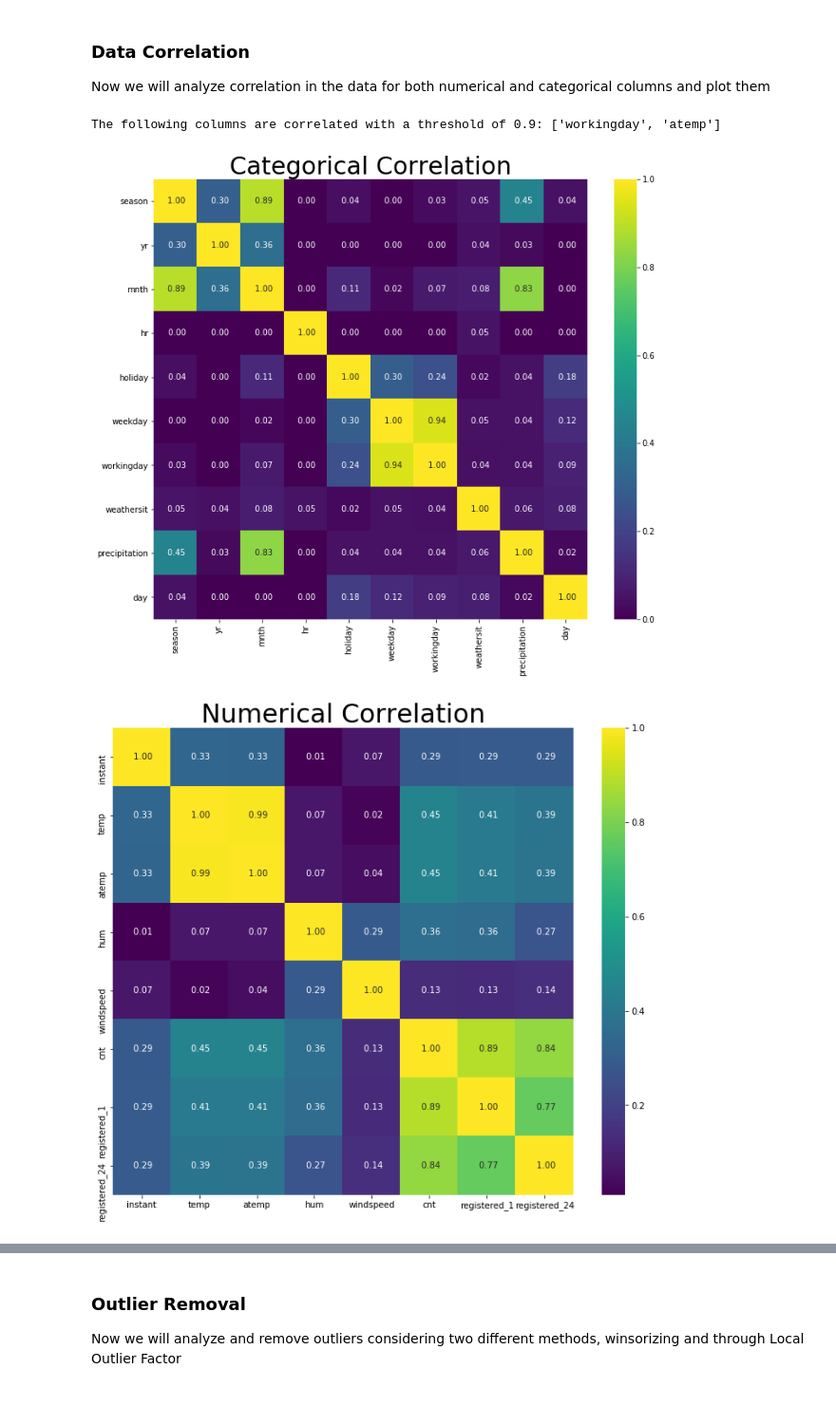
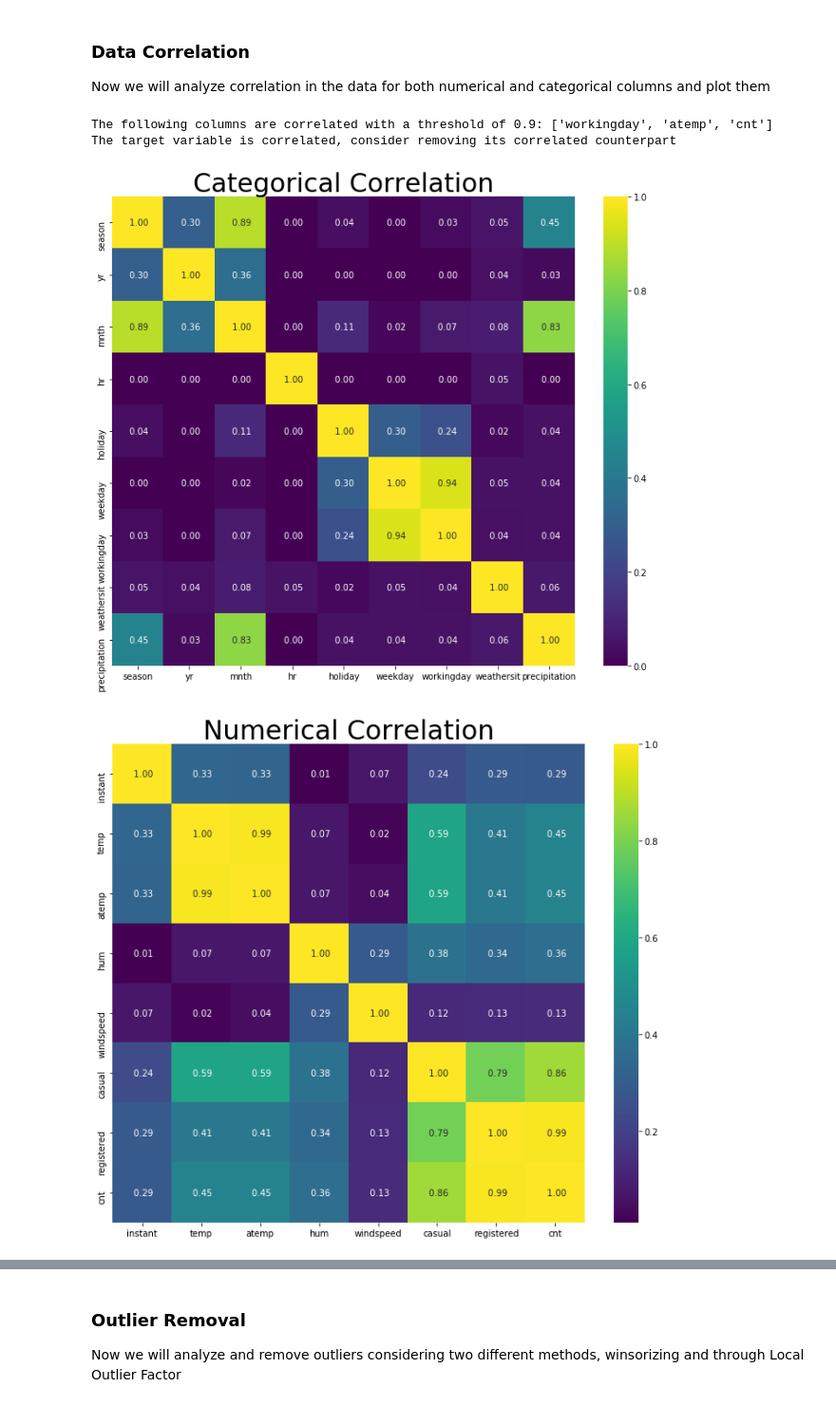
Before and after one commit to akoury/ml-helper, a Jupyter notebook: Regression.ipynb, the cells around one changed output, grey strips where cells are left out. Shown at 95% size. Drawn from its saved outputs; the diff is of its cells as text; code cells hidden in the pictures.

```diff
--- a/Regression.ipynb
+++ b/Regression.ipynb
@@ -138,7 +129,7 @@ In order to generate our model, we will add precipitation data obtained from the
 
 However, since most of the values are 0, we will convert them to a boolean that determines if rain was present or not at that specific hour
 # %%
-precipitation = read_data(PREC_PATH)
+precipitation = read_data(KEYS['DATA_P'])
 data = pd.merge(data, precipitation,  how='left', on=['dteday','hr'])
 data['precipitation'].fillna(0, inplace=True)
 data['precipitation'][data['precipitation'] > 0] = 1
@@ -230,8 +216,0 @@ In order to improve the long term prediction efficacy of our model we add lags o
-# %%
-def add_lag(df, col, lag):
-    lagged = df[col].shift(lag).rename(str(col) + '_' + str(lag))
-    lagged[0:(lag)] = lagged[lag:(lag*2)]
-    return lagged
-
-data = pd.concat([data, add_lag(data, 'registered', 1), add_lag(data, 'registered', 24)], axis = 1)
-data.head()
@@ -249,3 +216,0 @@ We drop casual and registered columns
-# %%
-data = hp.drop_columns(data, ['casual', 'registered'])
-data.head()
@@ -567,8 +400,0 @@ Here we extract the day from the date variable
-# %%
-def extract_day(df):
-    df['day'] = df['dteday'].dt.day
-    df = hp.convert_to_category(df, ['day'])
-    return df
-
-data = extract_day(data)
-data.head()
@@ -585,8 +404,9 @@ data.head()
 Now we will analyze correlation in the data for both numerical and categorical columns and plot them
 # %%
 training_data = data[data['dteday'].isin(pd.date_range('2011-01-01','2012-09-30'))].copy()
-correlated_cols, categoric_cols, numeric_cols = hp.correlated(training_data, 0.9)
+correlated_cols = hp.correlated(training_data, 0.9)
 # %% [output]
-The following columns are correlated with a threshold of 0.9: ['workingday', 'atemp']
+The following columns are correlated with a threshold of 0.9: ['workingday', 'atemp', 'cnt']
+The target variable is correlated, consider removing its correlated counterpart
-[figure, old version]
+[figure, new version]
-[figure, old version]
+[figure, new version]
```
Also changed, not shown: parts of 64 cells of this notebook, 3 other files.
